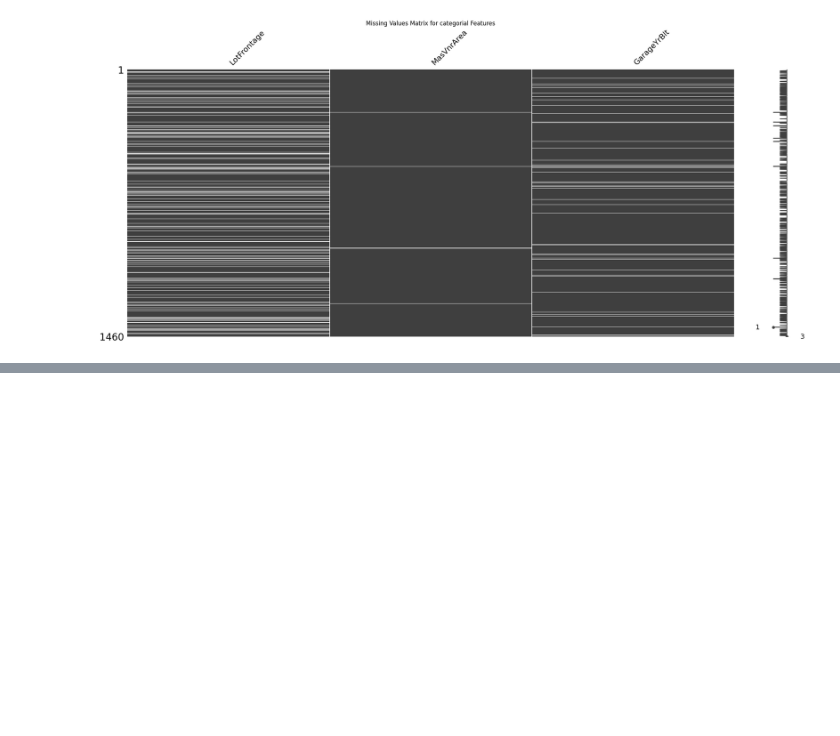
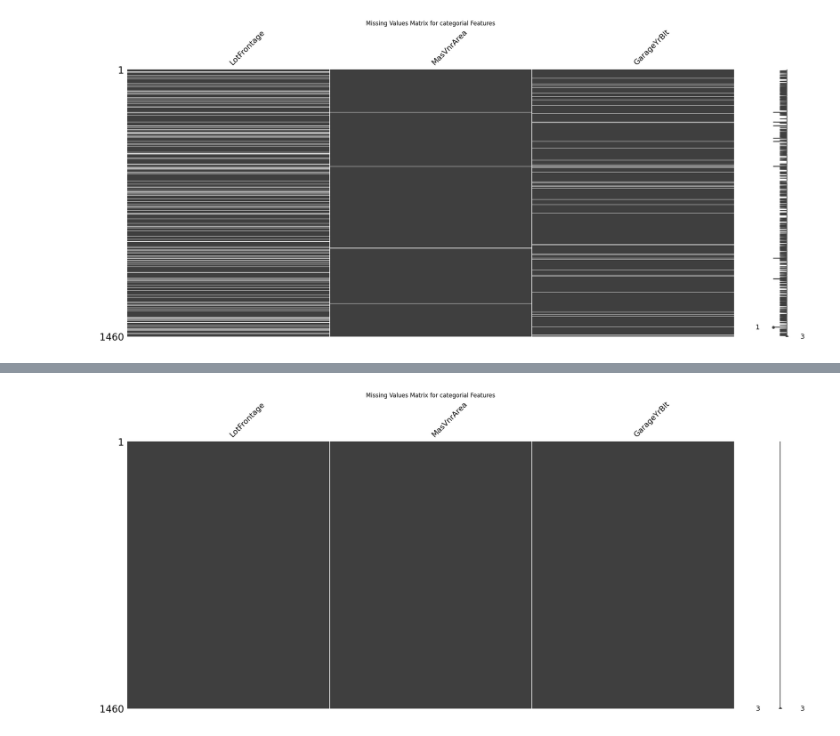
Before and after one commit to mohannadrateb/Data-Science-Eng-Portfolio, a Jupyter notebook: Regression/Housing_prices_ADV/Housing_prices_ADV.ipynb, the cells around one changed output, grey strips where cells are left out. Saved outputs shown, nothing was run; the diff lists cells and outputs as text; code cells hidden in the pictures; blank space fills up the shorter version.

```diff
--- a/Regression/Housing_prices_ADV/Housing_prices_ADV.ipynb
+++ b/Regression/Housing_prices_ADV/Housing_prices_ADV.ipynb
@@ -176,0 +260,6 @@ plt.show()
+# %%
+msno.matrix(float_features)
+plt.title('Missing Values Matrix for categorial Features')
+plt.show()
+# %% [output]
+[figure, added]
```
Also changed, not shown: parts of 16 cells of this notebook, 1 other file.
